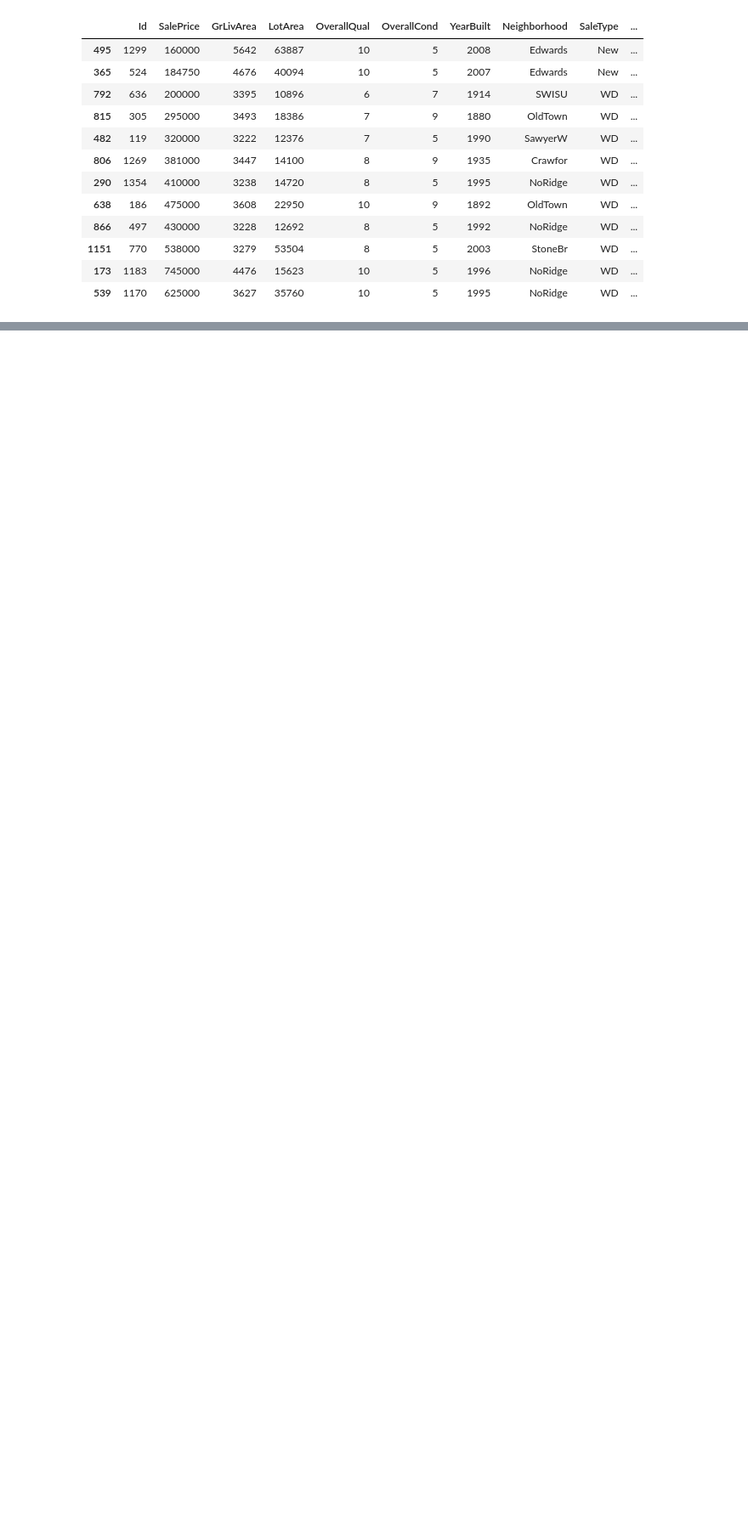
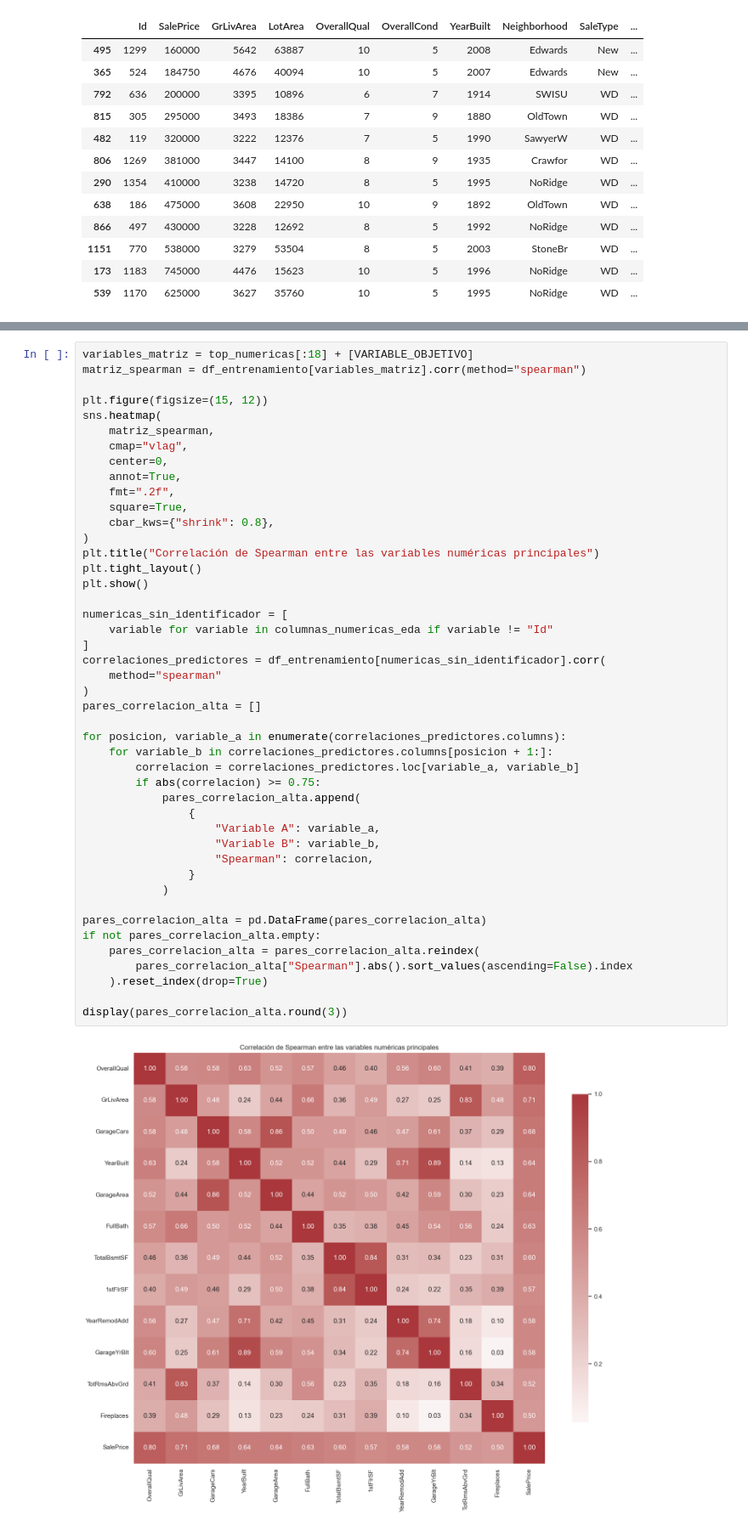
Before and after one commit to Bamo0507/Proyecto_1_Casas_Redes, a Jupyter notebook: Proyecto1.ipynb, the cells around one changed output, grey strips where cells are left out. Shown at 85% size. Drawn from its saved outputs; the diff is of its cells as text; blank space fills up the shorter version.

```diff
--- a/Proyecto1.ipynb
+++ b/Proyecto1.ipynb
@@ -780,0 +1192,47 @@ Dicho esto, se conservarán los casos raros que mantengan coherencia entre sus v
+# %%
+variables_matriz = top_numericas[:18] + [VARIABLE_OBJETIVO]
+matriz_spearman = df_entrenamiento[variables_matriz].corr(method="spearman")
+
+plt.figure(figsize=(15, 12))
+sns.heatmap(
+    matriz_spearman,
+    cmap="vlag",
+    center=0,
+    annot=True,
+    fmt=".2f",
+    square=True,
+    cbar_kws={"shrink": 0.8},
+)
+plt.title("Correlación de Spearman entre las variables numéricas principales")
+plt.tight_layout()
+plt.show()
+
+numericas_sin_identificador = [
+    variable for variable in columnas_numericas_eda if variable != "Id"
+]
+correlaciones_predictores = df_entrenamiento[numericas_sin_identificador].corr(
+    method="spearman"
+)
+pares_correlacion_alta = []
+
+for posicion, variable_a in enumerate(correlaciones_predictores.columns):
+    for variable_b in correlaciones_predictores.columns[posicion + 1:]:
+        correlacion = correlaciones_predictores.loc[variable_a, variable_b]
+        if abs(correlacion) >= 0.75:
+            pares_correlacion_alta.append(
+                {
+                    "Variable A": variable_a,
+                    "Variable B": variable_b,
+                    "Spearman": correlacion,
+                }
+            )
+
+pares_correlacion_alta = pd.DataFrame(pares_correlacion_alta)
+if not pares_correlacion_alta.empty:
+    pares_correlacion_alta = pares_correlacion_alta.reindex(
+        pares_correlacion_alta["Spearman"].abs().sort_values(ascending=False).index
+    ).reset_index(drop=True)
+
+display(pares_correlacion_alta.round(3))
+# %% [output]
+[figure, added]
```
Also changed, not shown: parts of 43 cells of this notebook, 38 other files.
